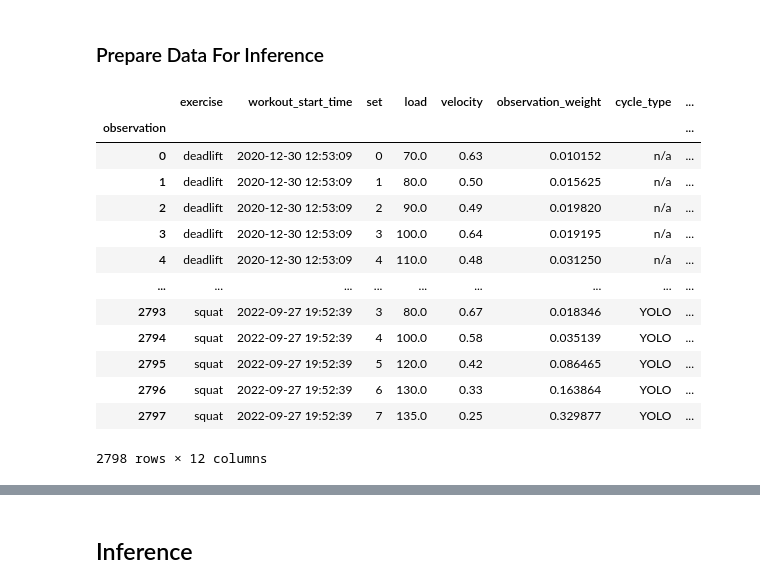
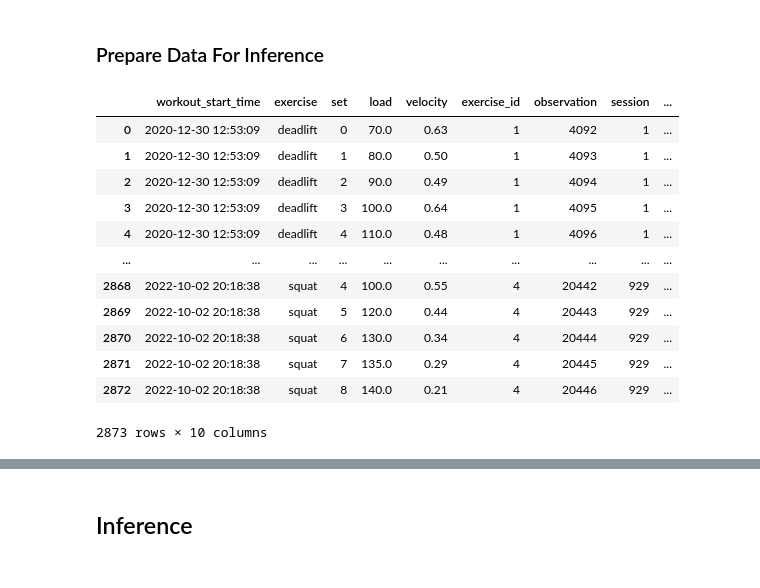
Before and after one commit to mattiasthalen/Bayesian-Velocity-Profiling, a Jupyter notebook: Bayesian_Velocity_Profiling.ipynb, the cells around one changed output, grey strips where cells are left out. Cells and saved outputs as stored; diff of their text form; code cells hidden in the pictures.

```diff
--- a/Bayesian_Velocity_Profiling.ipynb
+++ b/Bayesian_Velocity_Profiling.ipynb
@@ -670,18 +344,0 @@ time: 8.23 ms (started: 2022-09-28 06:47:41 +00:00)
-# %%
-cycles = {'2021-01-05': '95% x1 + 75% x6+ @ 90%',
-          '2021-01-27': '95% x1',
-          '2021-02-01': '95% x1 + 75% x3+ @ 80%',
-          '2021-02-15': '95% x1 + 80% x1 @ 85%',
-          '2021-03-15': '95% x1 + 75% x6[3] @ 90%',
-          '2021-03-24': '95% x1 + 75% x3 @ 90%',
-          '2021-04-10': '95% x1 + 75% x2-3 @ 90-95% [320]',
-          '2021-04-13': '95% x1 + 80% x2 @ 95% [320]',
-          '2021-04-20': '95% x1',
-          '2021-06-01': '95% x1 + 85% x2',
-          '2021-07-06': 'YOLO',
-          }
-
-data = get_data(csv_path = csv_path,
-              cycles = cycles)
-
-data
@@ -707,48 +553,36 @@ time: 31.6 s (started: 2022-09-28 06:47:41 +00:00)
 # %% [markdown]
 ### Prepare Data For Inference
 # %%
-regr_data = (data[['load', 'set_velocities', 'observation_weight']]
+regr_data = (ds[['load', 'set_velocities', 'exercise_id', 'observation', 'session']]
              .pint.dequantify()
              .sel({'aggregation': 'max'}, drop = True)
              .where(data.coords['set_type'] != 'Back Off')
              .where(data.coords['exercise'] != 'front squat')
-             .drop_vars(['set_type', 'training_cycle', 'max_load_pr_flag'])
+             .drop_vars(['set_type', 'max_load_pr_flag'])
              .to_dataframe()
              .dropna()
              .reset_index()
              .sort_values(by = ['workout_start_time', 'exercise', 'set'])
              .rename(columns = {'set_velocities': 'velocity'}))
 
 load_scaler = sklearn.preprocessing.StandardScaler()
 regr_data['load_scaled'] = load_scaler.fit_transform(regr_data['load'].values.reshape(-1, 1))
 
 velocity_scaler = sklearn.preprocessing.StandardScaler()
 regr_data['velocity_scaled'] = velocity_scaler.fit_transform(regr_data['velocity'].values.reshape(-1, 1))
 
-exercise_encoder = sklearn.preprocessing.LabelEncoder()
-regr_data['exercise_id'] = exercise_encoder.fit_transform(regr_data['exercise'].values)
-
-workout_encoder = sklearn.preprocessing.LabelEncoder()
-regr_data['workout_id'] = workout_encoder.fit_transform(regr_data['workout_start_time'].values)
-
-regr_data['session_id'] = regr_data.groupby(['exercise', 'workout_start_time'], sort = False).ngroup()
-
-regr_data['observation'] = np.arange(len(regr_data))
-regr_data.set_index('observation', inplace = True)
-
 regr_data
 # %% [output]
-|  | exercise | workout_start_time | set | load | velocity | observation_weight | cycle_type | ... |
-| observation |  |  |  |  |  |  |  | ... |
-| 0 | deadlift | 2020-12-30 12:53:09 | 0 | 70.0 | 0.63 | 0.010152 | n/a | ... |
-| 1 | deadlift | 2020-12-30 12:53:09 | 1 | 80.0 | 0.50 | 0.015625 | n/a | ... |
-| 2 | deadlift | 2020-12-30 12:53:09 | 2 | 90.0 | 0.49 | 0.019820 | n/a | ... |
-| 3 | deadlift | 2020-12-30 12:53:09 | 3 | 100.0 | 0.64 | 0.019195 | n/a | ... |
-| 4 | deadlift | 2020-12-30 12:53:09 | 4 | 110.0 | 0.48 | 0.031250 | n/a | ... |
-| ... | ... | ... | ... | ... | ... | ... | ... | ... |
-| 2793 | squat | 2022-09-27 19:52:39 | 3 | 80.0 | 0.67 | 0.018346 | YOLO | ... |
-| 2794 | squat | 2022-09-27 19:52:39 | 4 | 100.0 | 0.58 | 0.035139 | YOLO | ... |
-| 2795 | squat | 2022-09-27 19:52:39 | 5 | 120.0 | 0.42 | 0.086465 | YOLO | ... |
-| 2796 | squat | 2022-09-27 19:52:39 | 6 | 130.0 | 0.33 | 0.163864 | YOLO | ... |
-| 2797 | squat | 2022-09-27 19:52:39 | 7 | 135.0 | 0.25 | 0.329877 | YOLO | ... |
+|  | workout_start_time | exercise | set | load | velocity | exercise_id | observation | session | ... |
+| 0 | 2020-12-30 12:53:09 | deadlift | 0 | 70.0 | 0.63 | 1 | 4092 | 1 | ... |
+| 1 | 2020-12-30 12:53:09 | deadlift | 1 | 80.0 | 0.50 | 1 | 4093 | 1 | ... |
+| 2 | 2020-12-30 12:53:09 | deadlift | 2 | 90.0 | 0.49 | 1 | 4094 | 1 | ... |
+| 3 | 2020-12-30 12:53:09 | deadlift | 3 | 100.0 | 0.64 | 1 | 4095 | 1 | ... |
+| 4 | 2020-12-30 12:53:09 | deadlift | 4 | 110.0 | 0.48 | 1 | 4096 | 1 | ... |
+| ... | ... | ... | ... | ... | ... | ... | ... | ... | ... |
+| 2868 | 2022-10-02 20:18:38 | squat | 4 | 100.0 | 0.55 | 4 | 20442 | 929 | ... |
+| 2869 | 2022-10-02 20:18:38 | squat | 5 | 120.0 | 0.44 | 4 | 20443 | 929 | ... |
+| 2870 | 2022-10-02 20:18:38 | squat | 6 | 130.0 | 0.34 | 4 | 20444 | 929 | ... |
+| 2871 | 2022-10-02 20:18:38 | squat | 7 | 135.0 | 0.29 | 4 | 20445 | 929 | ... |
+| 2872 | 2022-10-02 20:18:38 | squat | 8 | 140.0 | 0.21 | 4 | 20446 | 929 | ... |
-2798 rows × 12 columns
+2873 rows × 10 columns
```
Also changed, not shown: parts of 84 cells of this notebook.
